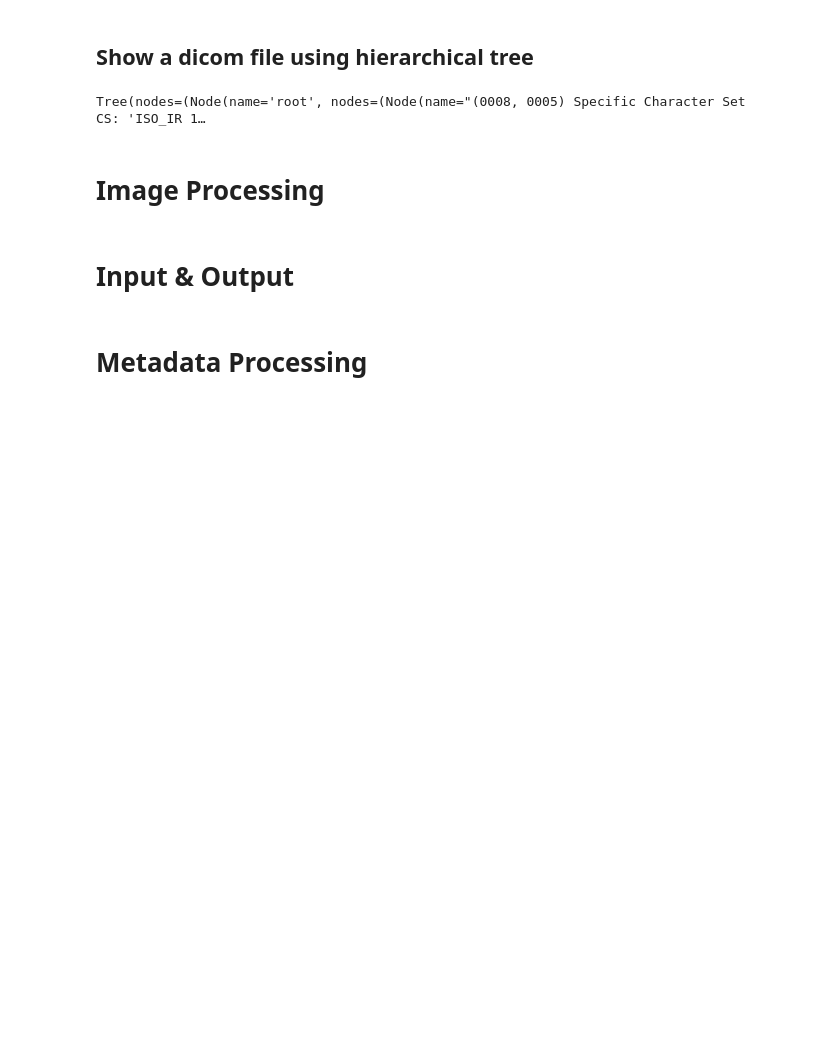
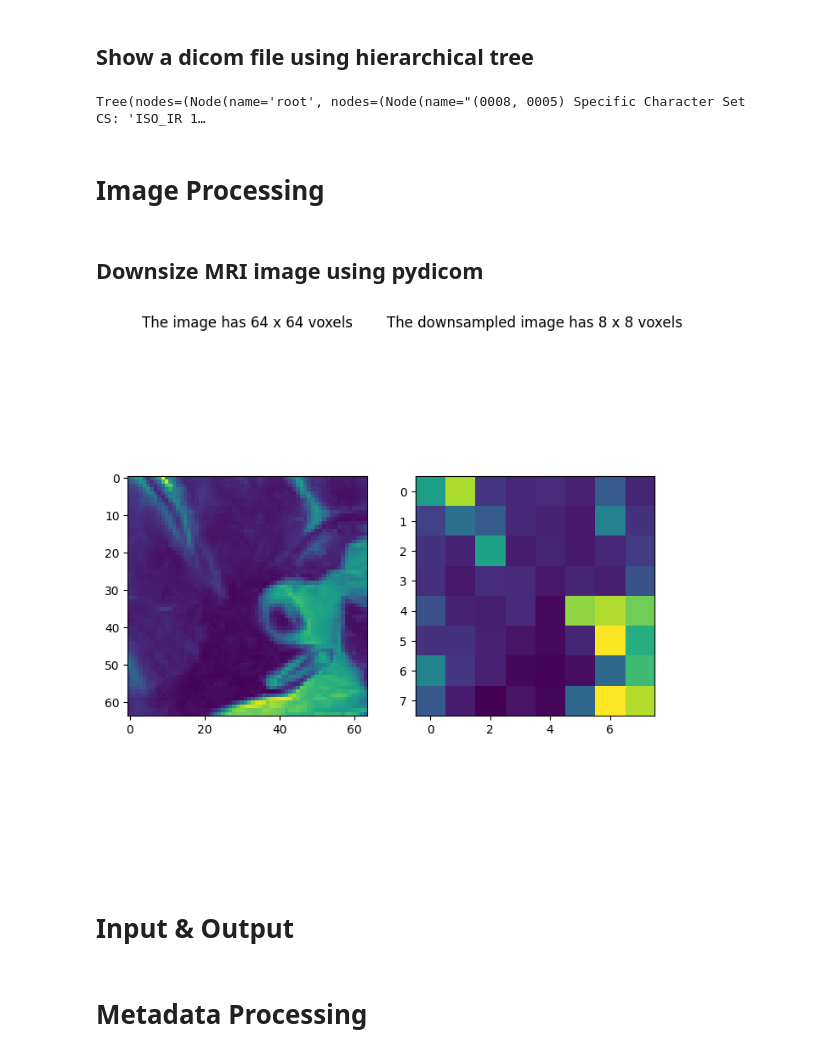
Before and after one commit to nospaceforcode/DICOM, a Jupyter notebook: Playground.ipynb, the cells around one changed output. Drawn from its saved outputs; the diff is of its cells as text; code cells hidden in the pictures; blank space fills up the shorter version.

Commit message:
add. downsize mri image

```diff
--- a/Playground.ipynb
+++ b/Playground.ipynb
@@ -177,6 +178,35 @@ tree
 Tree(nodes=(Node(name='root', nodes=(Node(name="(0008, 0005) Specific Character Set              CS: 'ISO_IR 1…
 # %% [markdown]
 # Image Processing
+# %% [markdown]
+## Downsize MRI image using pydicom
+# %%
+fig, ax = plt.subplots(1, 2, figsize=(8, 8))
+
+
+filename = get_testdata_file('MR_small.dcm')
+ds = pydicom.dcmread(filename)
+
+
+data = ds.pixel_array
+ax[0].set_title(f'The image has {data.shape[0]} x {data.shape[1]} voxels')
+ax[0].axis('off')
+fig.add_subplot(1, 2, 1)
+plt.imshow(ds.pixel_array)
+
+
+data_downsampling = data[::8, ::8]
+ds.PixelData = data_downsampling.tobytes()
+ds.Rows, ds.Columns = data_downsampling.shape
+ax[1].set_title(f'The downsampled image has {data_downsampling.shape[0]} x {data_downsampling.shape[1]} voxels')
+ax[1].axis('off')
+fig.add_subplot(1, 2, 2)
+plt.imshow(ds.pixel_array)
+
+
+plt.show()
+# %% [output]
+[figure, added]
 # %% [markdown]
 # Input & Output
 # %% [markdown]
```
Also changed, not shown: parts of 1 cell of this notebook, 2 other files.
